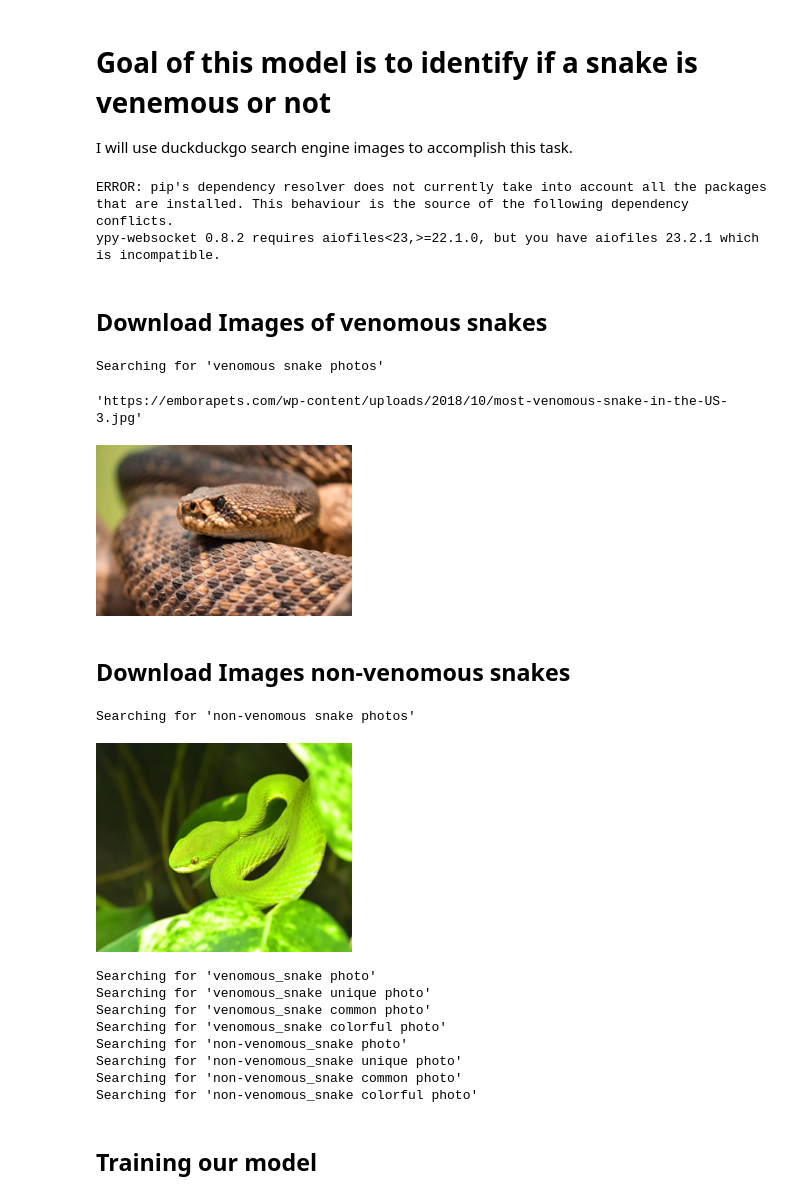
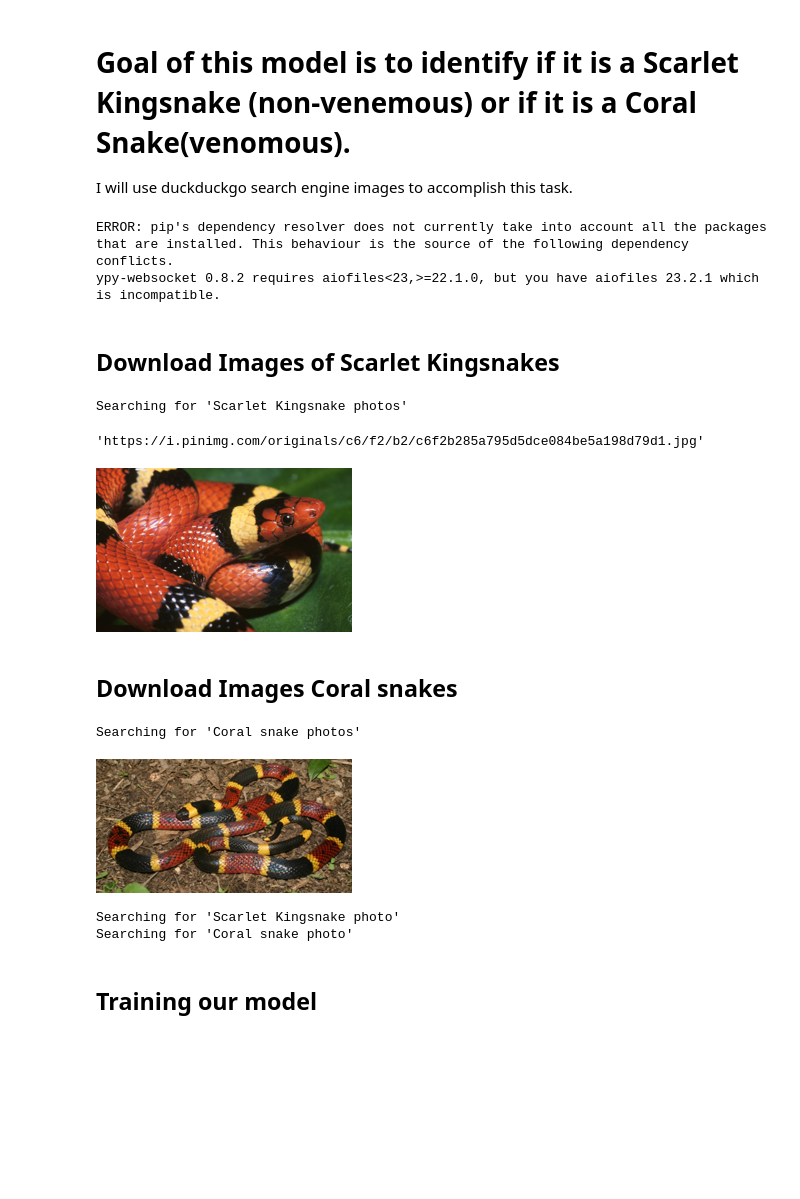
Before and after one commit to elsoori/venomous_snake_or_not, a Jupyter notebook: identifying-if-it-s-a-venomous-snake.ipynb, the cells around one changed output. Cells and saved outputs as stored; diff of their text form; code cells hidden in the pictures; blank space fills up the shorter version.

Commit message:
Kaggle Notebook | Identifying  if it's a venomous snake? | Version 3

```diff
--- a/identifying-if-it-s-a-venomous-snake.ipynb
+++ b/identifying-if-it-s-a-venomous-snake.ipynb
@@ -17,7 +17,7 @@ for dirname, _, filenames in os.walk('/kaggle/input'):
 # You can write up to 20GB to the current directory (/kaggle/working/) that gets preserved as output when you create a version using "Save & Run All"
 # You can also write temporary files to /kaggle/temp/, but they won't be saved outside of the current session
 # %% [markdown]
-# Goal of this model is to identify if a snake is venemous or not
+# Goal of this model is to identify if it is a Scarlet Kingsnake (non-venemous) or if it is a Coral Snake(venomous).
 
 I will use duckduckgo search engine images to accomplish this task.
 # %%
@@ -30,7 +30,7 @@ if iskaggle:
 ERROR: pip's dependency resolver does not currently take into account all the packages that are installed. This behaviour is the source of the following dependency conflicts.
 ypy-websocket 0.8.2 requires aiofiles<23,>=22.1.0, but you have aiofiles 23.2.1 which is incompatible.
 # %% [markdown]
-## Download Images of venomous snakes
+## Download Images of Scarlet Kingsnakes
 # %%
 from duckduckgo_search import ddg_images
 from fastcore.all import *
@@ -39,31 +39,31 @@ def search_images( term, max_images=30):
     print(f"Searching for '{term}'")
     return L(ddg_images(term, max_results=max_images)).itemgot('image')
 # %%
-urls = search_images('venomous snake photos', max_images=1)
+urls = search_images('Scarlet Kingsnake photos', max_images=1)
 urls[0]
 # %% [output]
-Searching for 'venomous snake photos'
+Searching for 'Scarlet Kingsnake photos'
-'https://emborapets.com/wp-content/uploads/2018/10/most-venomous-snake-in-the-US-3.jpg'
+'https://i.pinimg.com/originals/c6/f2/b2/c6f2b285a795d5dce084be5a198d79d1.jpg'
 # %%
 from fastdownload import download_url
-dest = 'venomous_snake.jpg'
+dest = 'non-venomous.jpg'
 download_url(urls[0], dest, show_progress=False)
 
 from fastai.vision.all import *
 im = Image.open(dest)
 im.to_thumb(256,256)
 # %% [output]
-[figure, old version]
+[figure, new version]
 # %% [markdown]
-## Download Images non-venomous snakes
+## Download Images Coral snakes
 # %%
-download_url(search_images('non-venomous snake photos', max_images=1)[0], 'non-venomous_snake.jpg', show_progress=False)
-Image.open('non-venomous_snake.jpg').to_thumb(256,256)
+download_url(search_images('Coral snake photos', max_images=1)[0], 'venomous.jpg', show_progress=False)
+Image.open('venomous.jpg').to_thumb(256,256)
 # %% [output]
-Searching for 'non-venomous snake photos'
+Searching for 'Coral snake photos'
-[figure, old version]
+[figure, new version]
 # %%
-searches = 'venomous_snake','non-venomous_snake'
+searches = 'Scarlet Kingsnake','Coral snake'
 path = Path('venmous_or_not')
 from time import sleep
 
@@ -72,22 +72,11 @@ for o in searches:
     dest.mkdir(exist_ok=True, parents =True)
     download_images(dest, urls=search_images(f'{o} photo'))
     sleep(10)
-    download_images(dest, urls=search_images(f'{o} unique photo'))
-    sleep(10)
-    download_images(dest, urls=search_images(f'{o} common photo'))
-    sleep(10)
-    download_images(dest, urls=search_images(f'{o} colorful photo'))
-    sleep(10)
+
     resize_images(path/o, max_size=400, dest=path/o)
 # %% [output]
-Searching for 'venomous_snake photo'
-Searching for 'venomous_snake unique photo'
-Searching for 'venomous_snake common photo'
-Searching for 'venomous_snake colorful photo'
-Searching for 'non-venomous_snake photo'
-Searching for 'non-venomous_snake unique photo'
-Searching for 'non-venomous_snake common photo'
-Searching for 'non-venomous_snake colorful photo'
+Searching for 'Scarlet Kingsnake photo'
+Searching for 'Coral snake photo'
 # %% [markdown]
 ## Training our model
 # %%
```
Also changed, not shown: parts of 4 cells of this notebook.
